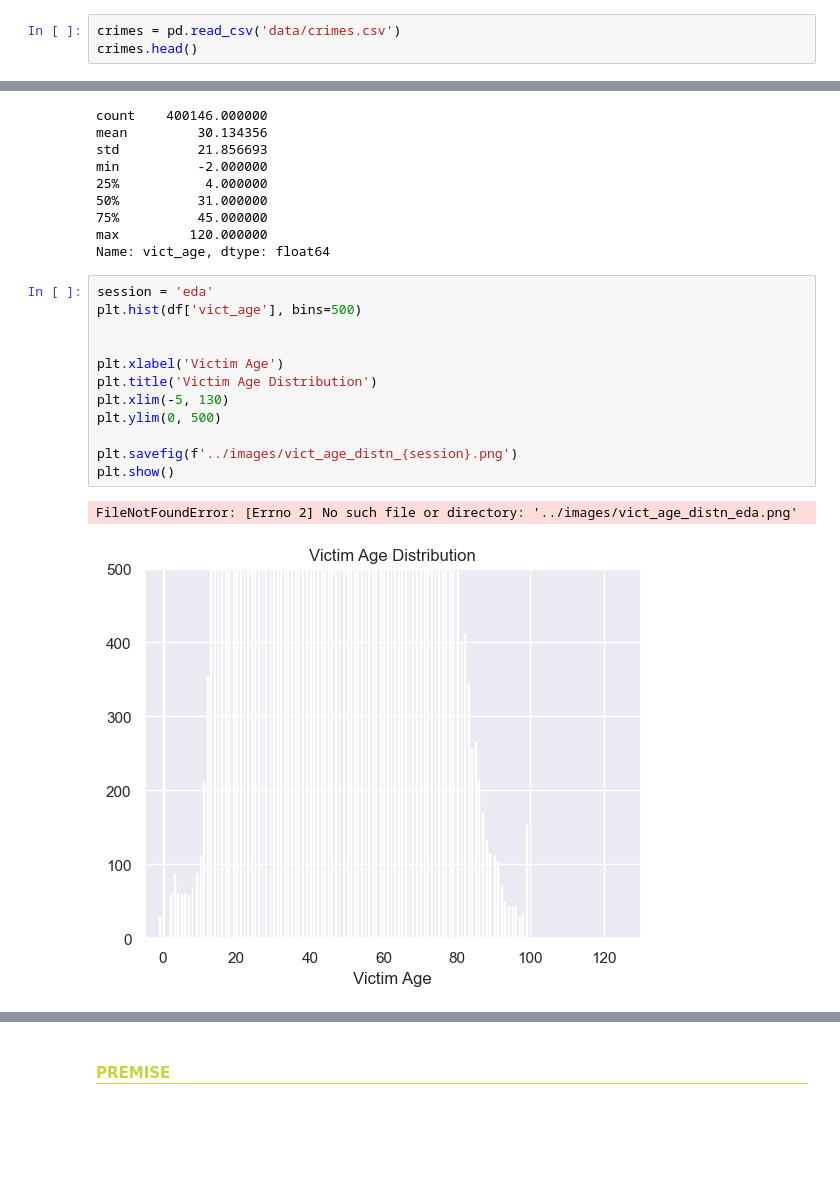
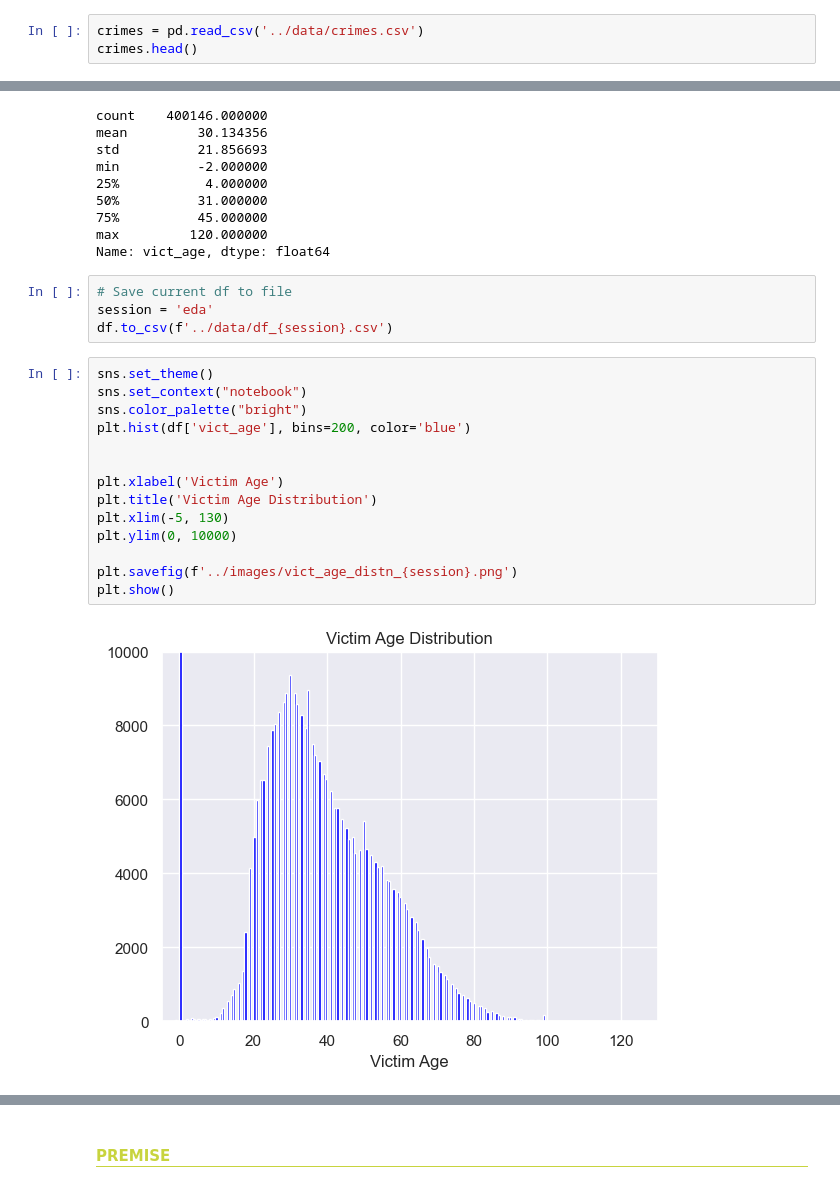
Before and after one commit to jdormaar/Boardgame_Preferences_Predictive_Analysis, a Jupyter notebook: Competitions/Analyzing Crime in LA/Workbook/notebook.ipynb, the cells around one changed output, grey strips where cells are left out. Cells and saved outputs as stored; diff of their text form; blank space fills up the shorter version.

Commit message:
Data cleaning: vict_age updates

```diff
--- a/Competitions/Analyzing Crime in LA/Workbook/notebook.ipynb
+++ b/Competitions/Analyzing Crime in LA/Workbook/notebook.ipynb
@@ -184,7 +184,7 @@ from scipy import stats
 # import json
 # import requests
 # %%
-crimes = pd.read_csv('data/crimes.csv')
+crimes = pd.read_csv('../data/crimes.csv')
 crimes.head()
 # %% [output]
 |  | DR_NO | Date Rptd | DATE OCC | TIME OCC | AREA | AREA NAME | Rpt Dist No | Crm Cd | Crm Cd Desc | ... |
@@ -559,18 +559,23 @@ min          -2.000000
 75%          45.000000
 max         120.000000
 Name: vict_age, dtype: float64
+# %%
+# Save current df to file
+session = 'eda'
+df.to_csv(f'../data/df_{session}.csv')
 # %%
-session = 'eda'
-plt.hist(df['vict_age'], bins=500)
+sns.set_theme()
+sns.set_context("notebook")
+sns.color_palette("bright")
+plt.hist(df['vict_age'], bins=200, color='blue')
 
 
 plt.xlabel('Victim Age')
 plt.title('Victim Age Distribution')
 plt.xlim(-5, 130)
-plt.ylim(0, 500)
+plt.ylim(0, 10000)
 
 plt.savefig(f'../images/vict_age_distn_{session}.png')
 plt.show()
 # %% [output]
-FileNotFoundError: [Errno 2] No such file or directory: '../images/vict_age_distn_eda.png'
-[figure, old version]
+[figure, new version]
```
Also changed, not shown: parts of 5 cells of this notebook, 3 other files.
